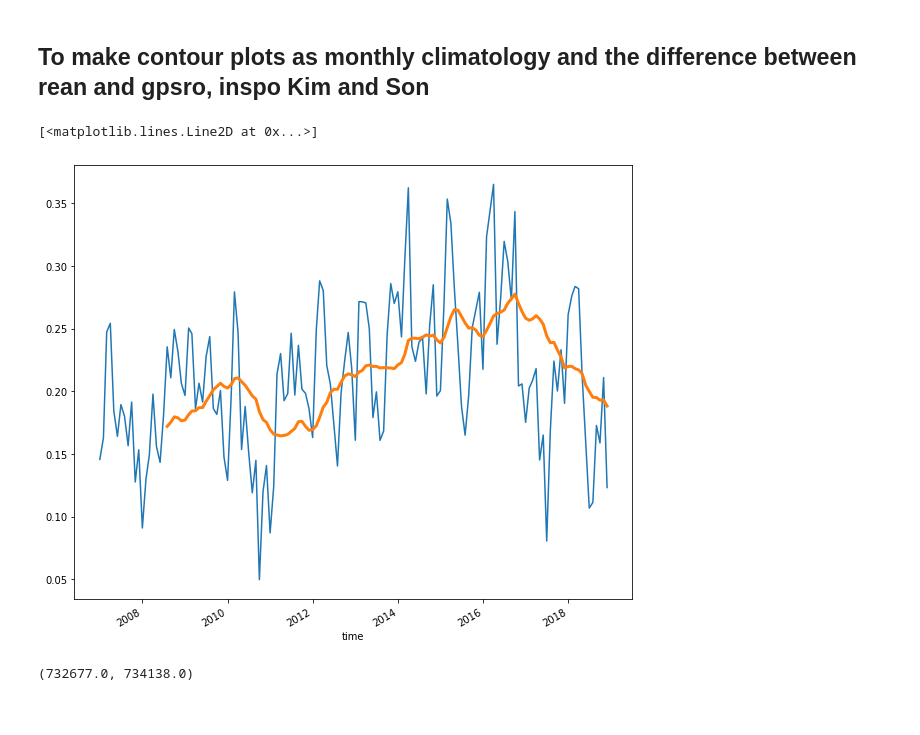
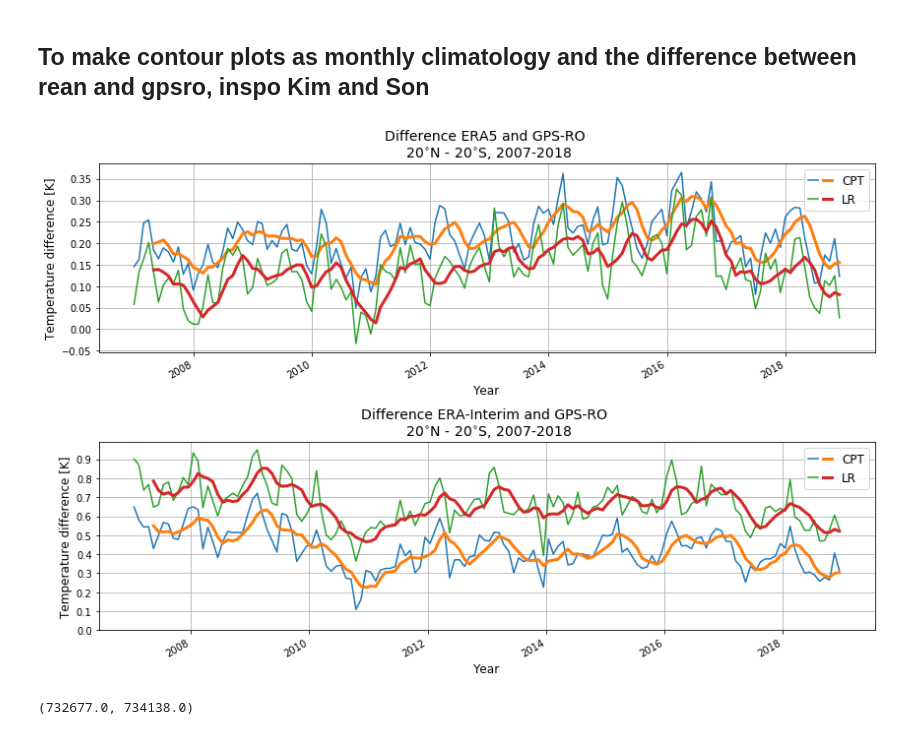
Before and after one commit to johanmeh/master, a Jupyter notebook: remap/remap_contour_monthly.ipynb, the cells around one changed output. Saved outputs shown, nothing was run; the diff lists cells and outputs as text; code cells hidden in the pictures.

```diff
--- a/remap/remap_contour_monthly.ipynb
+++ b/remap/remap_contour_monthly.ipynb
@@ -50,17 +51,52 @@ gpsro_zon['lat'] = gpsro_mon.lat
 
 gpsro_mean = gpsro_zon.mean(axis=1)
 gpsro_mean['month'] = gpsro_zon.month
-# %%
-plt.figure(figsize=(10,8))
-era5_tm = era5_grid.ctpt.mean(axis=(1,2))
-gpsro_tm = gpsro_mm.CP_T.mean(axis=(1,2))
-diff = era5_tm - gpsro_tm.values
-diff.plot()
-diff.rolling(time=20).mean().plot(linewidth=3)
-#plt.xlim('2007','2009')
-# %% [output]
-[<matplotlib.lines.Line2D at 0x...>]
-[figure, removed]
+# %%
+fig, axs = plt.subplots(2,1,figsize=(12,8))
+
+era5_tm = era5_grid.ctpt.mean(axis=(1,2))
+era5_lrt_tm = era5_grid.tpt.mean(axis=(1,2))
+erai_tm = erai_grid.ctpt.mean(axis=(1,2))
+erai_lrt_tm = erai_grid.tpt.mean(axis=(1,2))
+gpsro_tm = gpsro_mm.CP_T.mean(axis=(1,2))
+gpsro_lrt_tm = gpsro_mm.LR_T.mean(axis=(1,2))
+
+diff = era5_tm - gpsro_tm.values
+diff2 = era5_lrt_tm - gpsro_lrt_tm.values
+diff3 = erai_tm - gpsro_tm.values
+diff4 = erai_lrt_tm - gpsro_lrt_tm.values
+
+d1, = diff.plot(ax=axs[0])
+d2, = diff.rolling(time=5).mean().plot(ax =axs[0],linewidth=3)
+
+d3, = diff2.plot(ax=axs[0])
+d4, = diff2.rolling(time=5).mean().plot(ax=axs[0],linewidth=3)
+
+d5, = diff3.plot(ax=axs[1])
+d6, = diff3.rolling(time=5).mean().plot(ax=axs[1],linewidth=3)
+
+d7, = diff4.plot(ax=axs[1])
+d8, = diff4.rolling(time=5).mean().plot(ax=axs[1],linewidth=3)
+
+deg = '$^{\circ}$'
+axs[0].set_title('Difference ERA5 and GPS-RO \n 20'+deg+'N - 20'+deg+'S, 2007-2018', fontsize=14)
+axs[1].set_title('Difference ERA-Interim and GPS-RO \n 20'+deg+'N - 20'+deg+'S, 2007-2018', fontsize=14)
+
+l = axs[0].legend([(d1, d2), (d3, d4)], ['CPT', 'LR'], numpoints=1,
+               handler_map={tuple: HandlerTuple(ndivide=None)}, fontsize=12)
+l2 = axs[1].legend([(d5, d6), (d7, d8)], ['CPT', 'LR'], numpoints=1,
+               handler_map={tuple: HandlerTuple(ndivide=None)}, fontsize=12)
+axs[1].set_yticks(np.linspace(0, 0.9,10))
+for ax in axs:
+    ax.grid()
+    ax.set_ylabel('Temperature difference [K]', fontsize=12)
+    ax.set_xlabel('Year', fontsize=12)
+
+plt.tight_layout()
+#plt.xlim('2007','2009')
+#fig.savefig('figs/timeseries_tempdiff_rean-gpsro_2007-2018.png')
+# %% [output]
+[figure, added]
 # %%
 plt.figure(figsize=(10,8))
 era5_tm = era5_grid.ctpt.mean(axis=(1,2))
```
Also changed, not shown: parts of 1 cell of this notebook, 1 other file.
